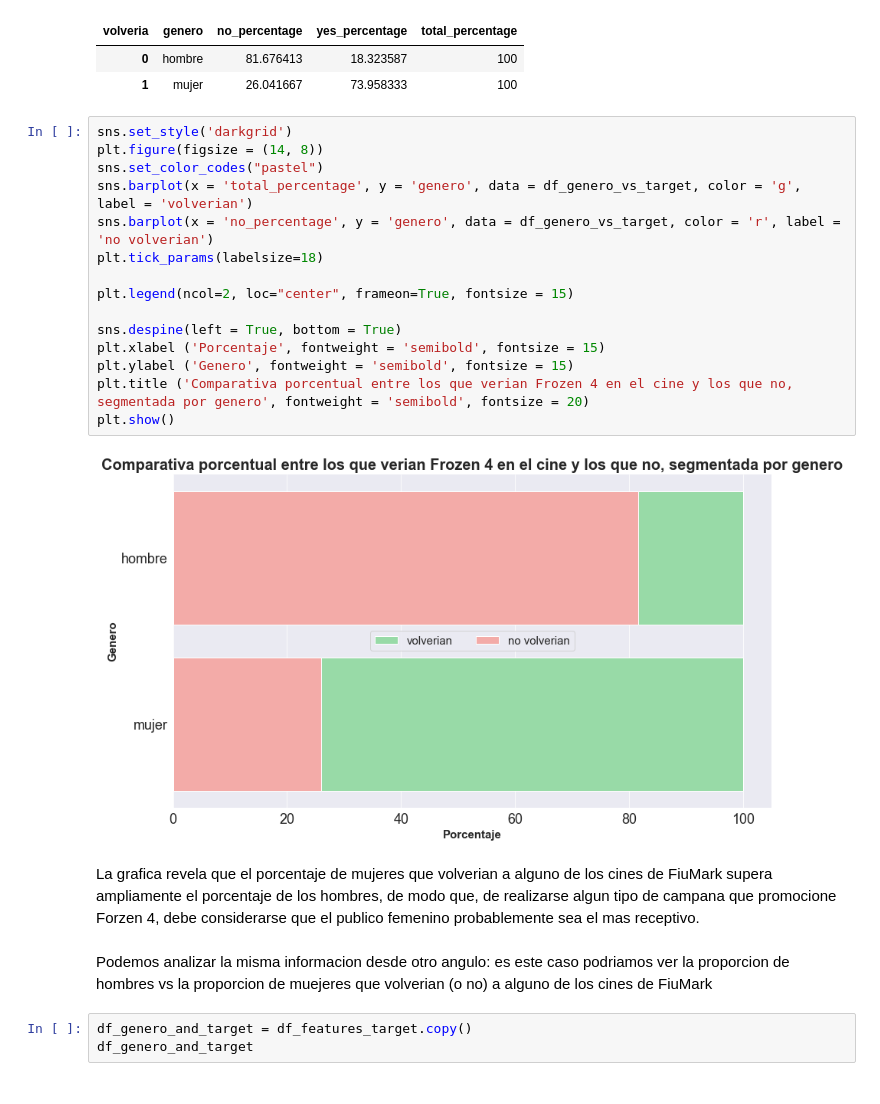
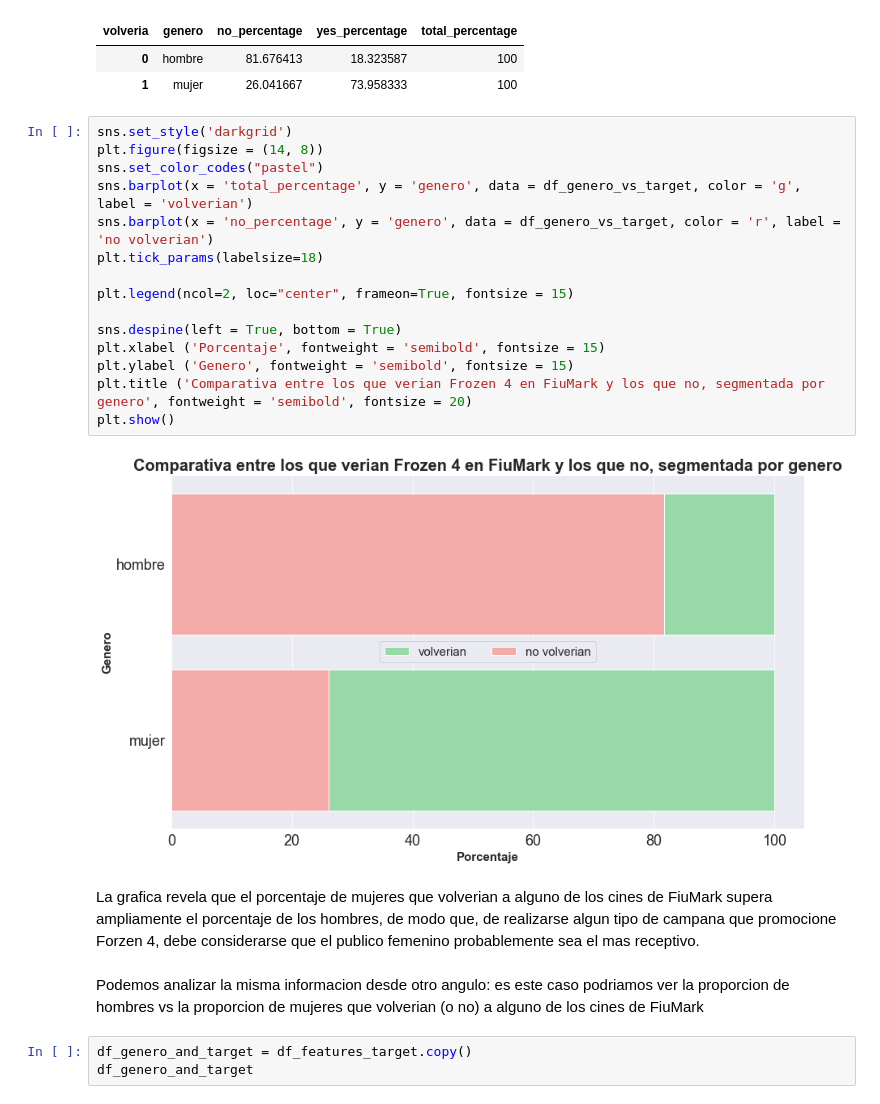
Before and after one commit to lionelguglielmone/OrgaDeCompusTP, a Jupyter notebook: tp1_main.ipynb, the cells around one changed output. Cells and saved outputs as stored; diff of their text form.

Commit message:
nuevas visualizaciones y analisis

```diff
--- a/tp1_main.ipynb
+++ b/tp1_main.ipynb
@@ -205,24 +203,24 @@ df_genero_vs_target
 # %%
 sns.set_style('darkgrid')
 plt.figure(figsize = (14, 8))
 sns.set_color_codes("pastel")
 sns.barplot(x = 'total_percentage', y = 'genero', data = df_genero_vs_target, color = 'g', label = 'volverian')
 sns.barplot(x = 'no_percentage', y = 'genero', data = df_genero_vs_target, color = 'r', label = 'no volverian')
 plt.tick_params(labelsize=18)
 
 plt.legend(ncol=2, loc="center", frameon=True, fontsize = 15)
 
 sns.despine(left = True, bottom = True)
 plt.xlabel ('Porcentaje', fontweight = 'semibold', fontsize = 15)
 plt.ylabel ('Genero', fontweight = 'semibold', fontsize = 15)
-plt.title ('Comparativa porcentual entre los que verian Frozen 4 en el cine y los que no, segmentada por genero', fontweight = 'semibold', fontsize = 20)
+plt.title ('Comparativa entre los que verian Frozen 4 en FiuMark y los que no, segmentada por genero', fontweight = 'semibold', fontsize = 20)
 plt.show()
 # %% [output]
-[figure, old version]
+[figure, new version]
 # %% [markdown]
 La grafica revela que el porcentaje de mujeres que volverian a alguno de los cines de FiuMark supera ampliamente el porcentaje de los hombres, de modo que, de realizarse algun tipo de campana que promocione Forzen 4, debe considerarse que el publico femenino probablemente sea el mas receptivo.
 # %% [markdown]
-Podemos analizar la misma informacion desde otro angulo: es este caso podriamos ver la proporcion de hombres vs la proporcion de muejeres que  volverian (o no) a alguno de los cines de FiuMark
+Podemos analizar la misma informacion desde otro angulo: es este caso podriamos ver la proporcion de hombres vs la proporcion de mujeres que  volverian (o no) a alguno de los cines de FiuMark
 # %%
 df_genero_and_target = df_features_target.copy()
 df_genero_and_target
```
Also changed, not shown: parts of 21 cells of this notebook.
